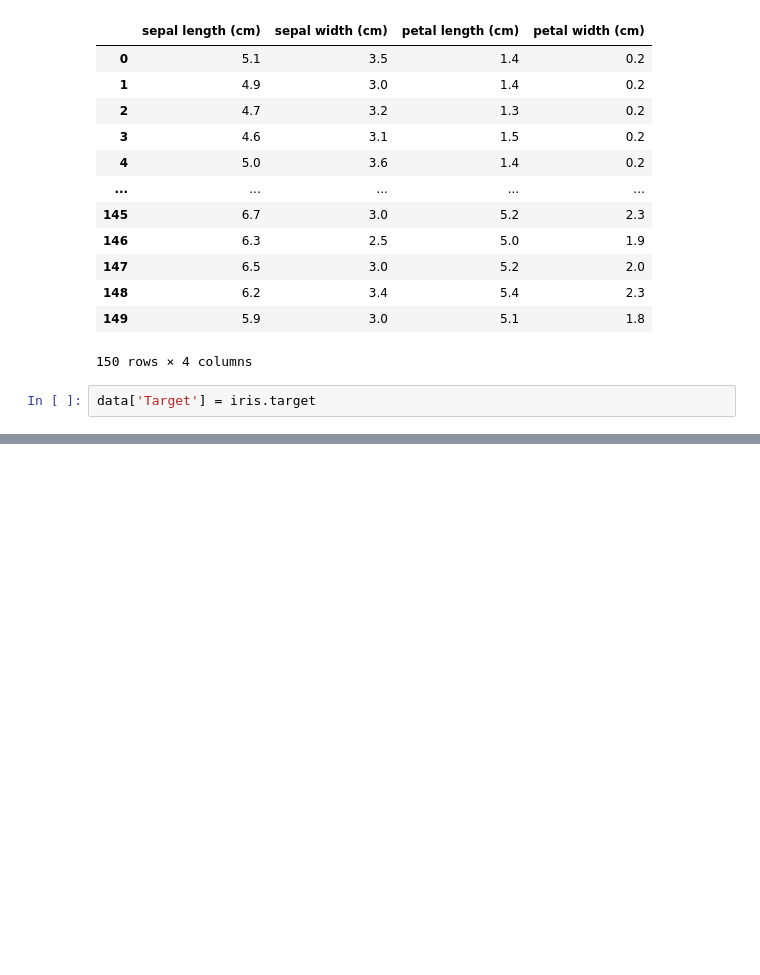
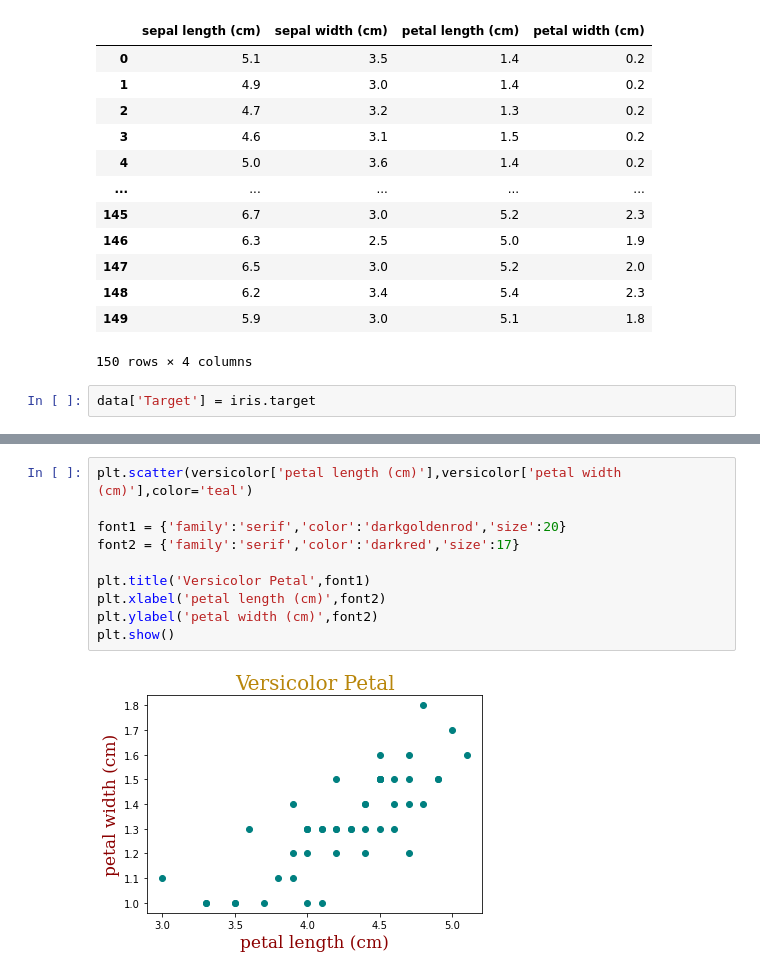
Before and after one commit to furqankhalil/SZIC-AI, a Jupyter notebook: Jupyter Notebook/Naive Bayes.ipynb, the cells around one changed output, grey strips where cells are left out. Cells and saved outputs as stored; diff of their text form; blank space fills up the shorter version.

```diff
--- a/Jupyter Notebook/Naive Bayes.ipynb
+++ b/Jupyter Notebook/Naive Bayes.ipynb
@@ -94,0 +159,12 @@ data
+# %%
+plt.scatter(versicolor['petal length (cm)'],versicolor['petal width (cm)'],color='teal')
+
+font1 = {'family':'serif','color':'darkgoldenrod','size':20}
+font2 = {'family':'serif','color':'darkred','size':17}
+
+plt.title('Versicolor Petal',font1)
+plt.xlabel('petal length (cm)',font2)
+plt.ylabel('petal width (cm)',font2)
+plt.show()
+# %% [output]
+[figure, added]
```
Also changed, not shown: parts of 52 cells of this notebook.
